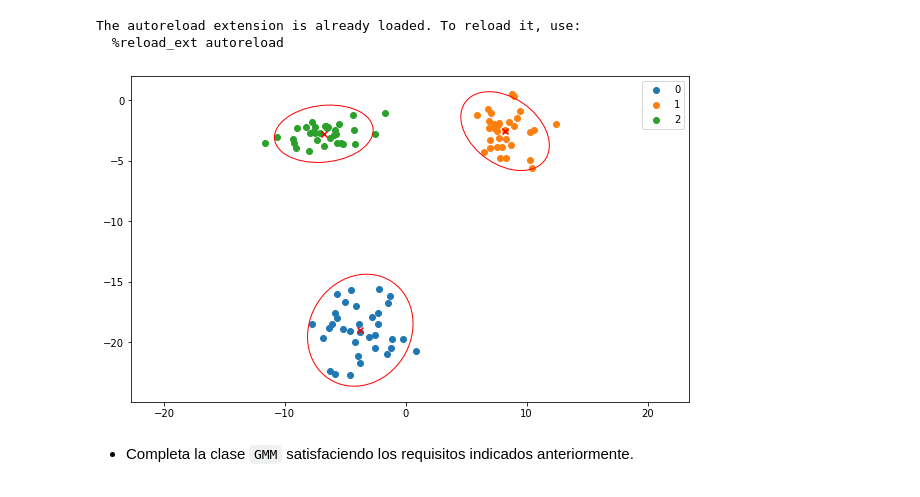
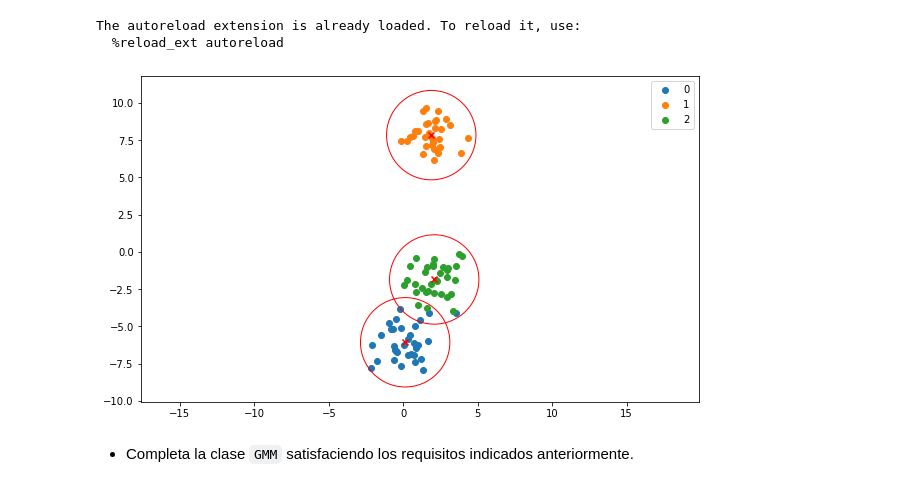
Before and after one commit to fjsaezm/mcd-bayes, a Jupyter notebook: Practica_GMM.ipynb, the cells around one changed output. Cells and saved outputs as stored; diff of their text form; code cells hidden in the pictures.

```diff
--- a/Practica_GMM.ipynb
+++ b/Practica_GMM.ipynb
@@ -116,27 +118,33 @@ def make_ellipse(cov, mean, ax, n_std=3.0, **kwargs):
     ax.scatter(mean_x, mean_y, marker='x', c=color)
 
     return ax.add_patch(ellipse)
+# %%
+# Generar datos
+K=3
+X, y = make_blobs(100, centers=K)
+transformation = np.array([[1,0],[0,1]])
+
+transformation = np.array([[ (0.2+np.random.rand())*2,  0.5-np.random.rand()],
+                           [0.5-np.random.rand(), (0.2+np.random.rand())*2]])
+X[y==y_k,:] = np.dot(X[y==y_k,:], transformation)
 # %%
-# Generar datos
-fig = plt.figure()
-K=3
-X, y = make_blobs(100, centers=K)
+def plot_elipses(X, y, transformation, rotate=False):
+    fig = plt.figure()
+    for y_k in np.unique(y):
+        if rotate:
+            transformation = np.array([[ (0.2+np.random.rand())*2,  0.5-np.random.rand()],
+                                       [0.5-np.random.rand(), (0.2+np.random.rand())*2]])
+            X[y==y_k,:] = np.dot(X[y==y_k,:], transformation)
+        plt.scatter(X[y==y_k,0], X[y==y_k,1],label=y_k)
+        make_ellipse(transformation, np.mean(X[y==y_k,:],axis=0),
+                     ax=fig.axes[0],facecolor='none',edgecolor='red')
 
-rotate = True
-transformation = np.array([[1,0],[0,1]])
+    fig.axes[0].axis('equal')
+    _ = plt.legend()
 
-for y_k in np.unique(y):
-    if rotate:
-        transformation = np.array([[ (0.2+np.random.rand())*2,  0.5-np.random.rand()],
-                                   [0.5-np.random.rand(), (0.2+np.random.rand())*2]])
-        X[y==y_k,:] = np.dot(X[y==y_k,:], transformation)
-    plt.scatter(X[y==y_k,0], X[y==y_k,1],label=y_k)
-    make_ellipse(transformation,np.mean(X[y==y_k,:],axis=0), ax=fig.axes[0],facecolor='none',edgecolor='red')
-
-fig.axes[0].axis('equal')
-_ = plt.legend()
+plot_elipses(X, y , transformation)
 # %% [output]
-[figure, old version]
+[figure, new version]
 # %% [markdown]
 <div class="qst">
 
```
Also changed, not shown: parts of 5 cells of this notebook.
